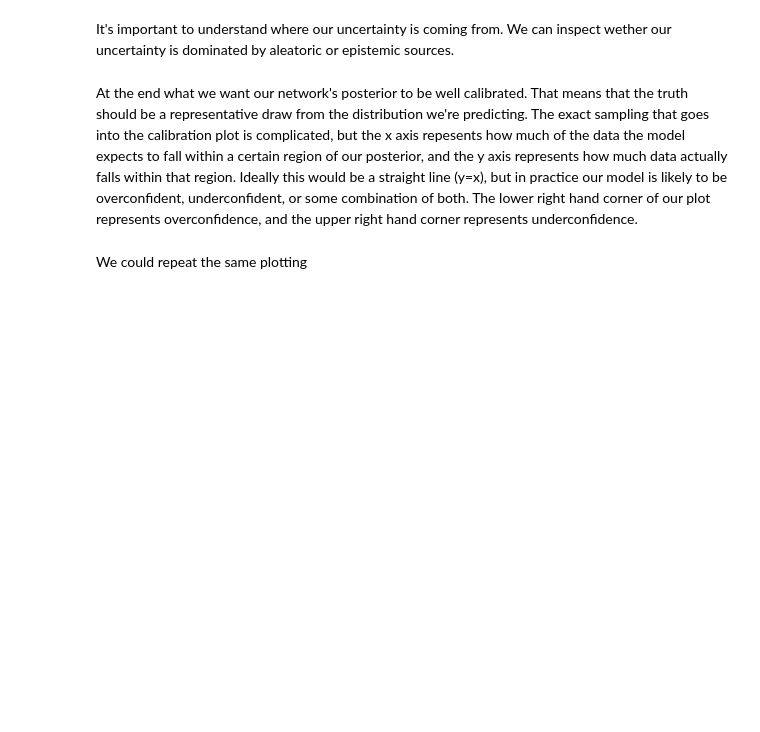
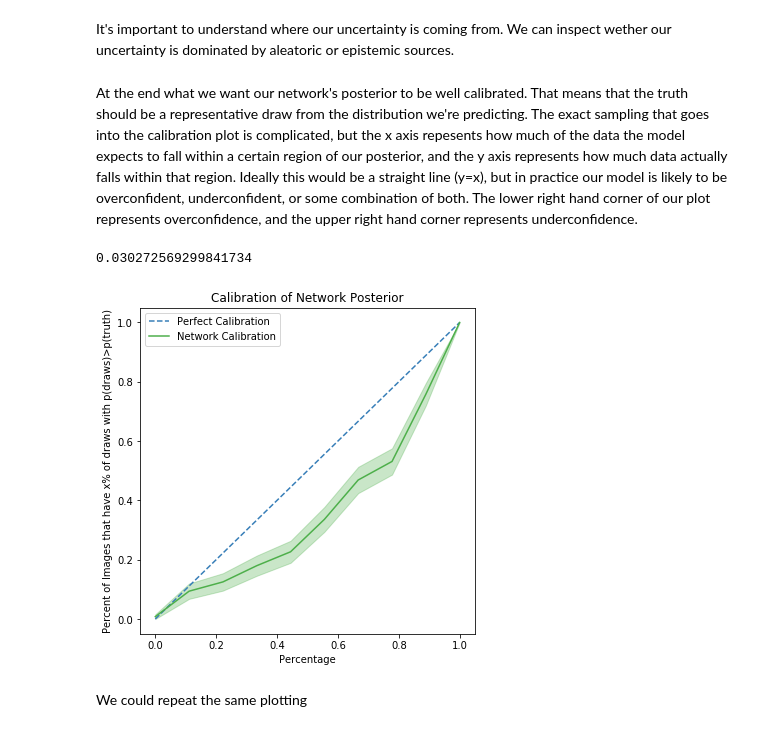
Before and after one commit to swagnercarena/ovejero, a Jupyter notebook: demos/Test_Model_Performance.ipynb, the cells around one changed output. Drawn from its saved outputs; the diff is of its cells as text; code cells hidden in the pictures; blank space fills up the shorter version.

```diff
--- a/demos/Test_Model_Performance.ipynb
+++ b/demos/Test_Model_Performance.ipynb
@@ -25,7 +25,7 @@ __Goals:__ Learn how to test the performance of a trained model on the validatio
 __Before running this notebook:__ Run the Train_Toy_Model notebook to understand how to train a model. Then train a model with whatever configuration you want. You will have to add the path to the config file in this notebook.
 # %%
 # First specify the config path
-config_path = NOTIMPLEMENTED()
+config_path = '../configs/t1_local.json'#NOTIMPLEMENTED()
 
 # Check that the config has what you need
 cfg = model_trainer.load_config(config_path)
@@ -59,10 +59,12 @@ bnn_infer.comp_al_ep_unc()
 # %% [markdown]
 At the end what we want our network's posterior to be well calibrated. That means that the truth should be a representative draw from the distribution we're predicting. The exact sampling that goes into the calibration plot is complicated, but the x axis repesents how much of the data the model expects to fall within a certain region of our posterior, and the y axis represents how much data actually falls within that region. Ideally this would be a straight line (y=x), but in practice our model is likely to be overconfident, underconfident, or some combination of both. The lower right hand corner of our plot represents overconfidence, and the upper right hand corner represents underconfidence.
 # %%
-n_draws = 10000
 color_map = ["#377eb8", "#4daf4a"]
 n_perc_points = 10
 fig = bnn_infer.plot_calibration(color_map=color_map,n_perc_points=n_perc_points)
+# %% [output]
+0.030272569299841734
+[figure, added]
 # %% [markdown]
 We could repeat the same plotting
 # %% [markdown]
```
Also changed, not shown: parts of 1 cell of this notebook, 1 other file.
